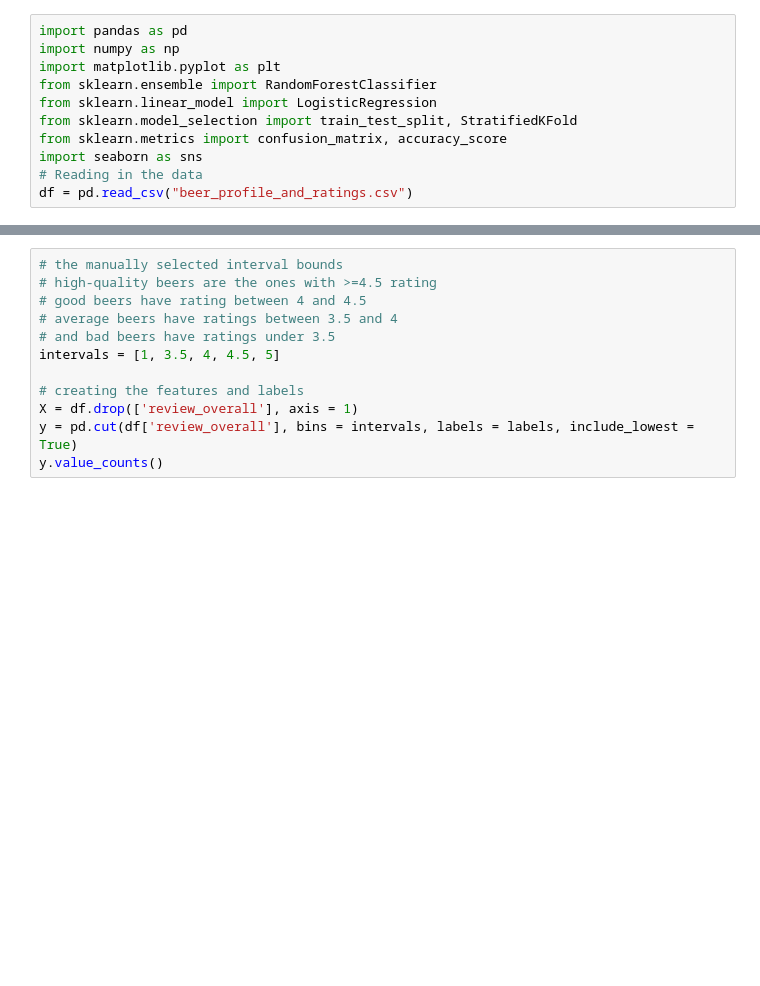
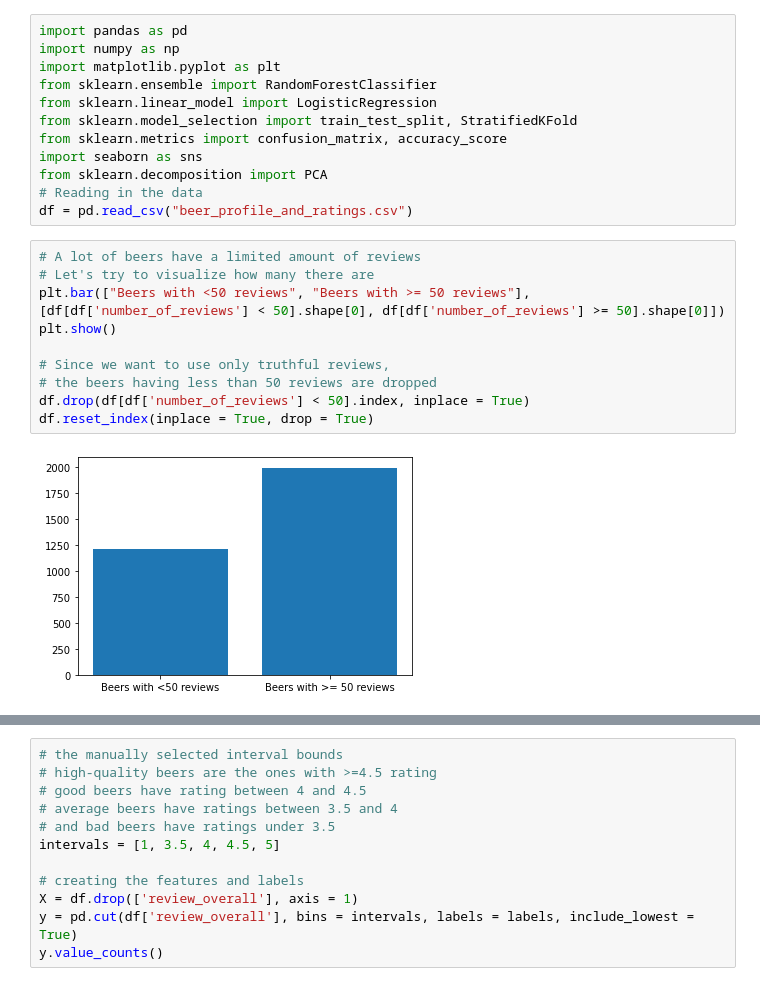
Before and after one commit to marusearadu/CS-C3240-ML-Project, a Jupyter notebook: mlProj.ipynb, the cells around one changed output, grey strips where cells are left out. Drawn from its saved outputs; the diff is of its cells as text; blank space fills up the shorter version.

```diff
--- a/mlProj.ipynb
+++ b/mlProj.ipynb
@@ -7,6 +7,19 @@ from sklearn.linear_model import LogisticRegression
 from sklearn.model_selection import train_test_split, StratifiedKFold
 from sklearn.metrics import confusion_matrix, accuracy_score
 import seaborn as sns
+from sklearn.decomposition import PCA
 # Reading in the data
 df = pd.read_csv("beer_profile_and_ratings.csv")
+# %%
+# A lot of beers have a limited amount of reviews
+# Let's try to visualize how many there are
+plt.bar(["Beers with <50 reviews", "Beers with >= 50 reviews"], [df[df['number_of_reviews'] < 50].shape[0], df[df['number_of_reviews'] >= 50].shape[0]])
+plt.show()
+
+# Since we want to use only truthful reviews,
+# the beers having less than 50 reviews are dropped
+df.drop(df[df['number_of_reviews'] < 50].index, inplace = True)
+df.reset_index(inplace = True, drop = True)
+# %% [output]
+[figure, added]
 # %%
```
Also changed, not shown: parts of 7 cells of this notebook.
